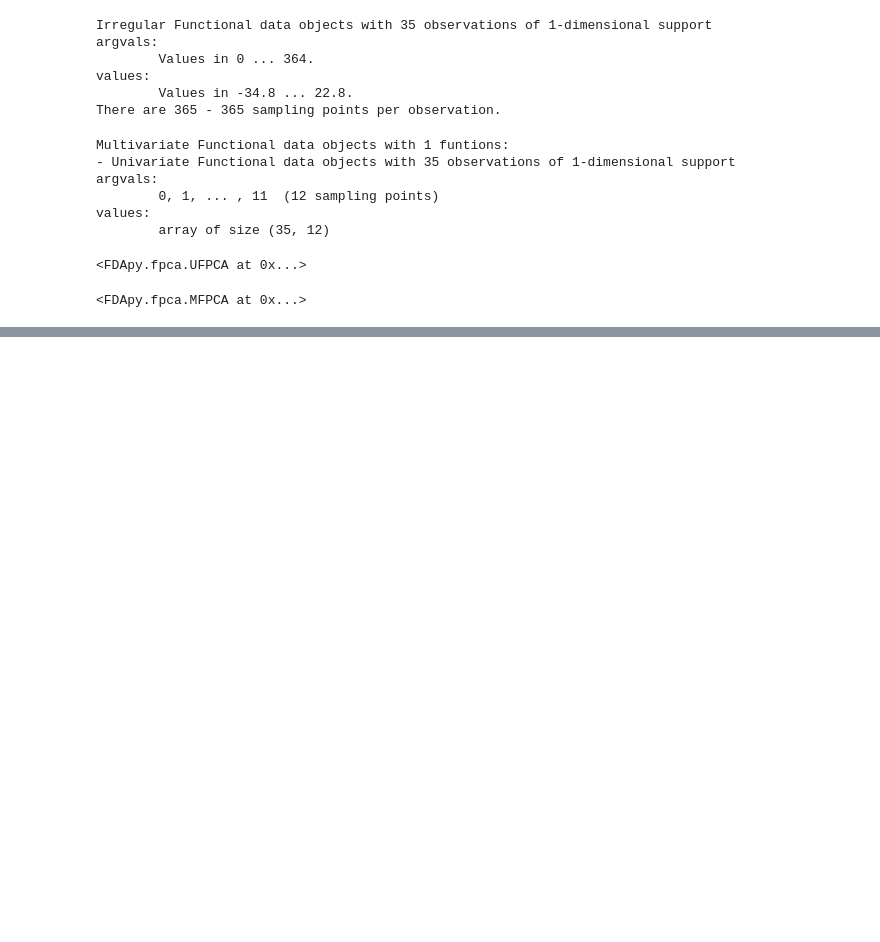
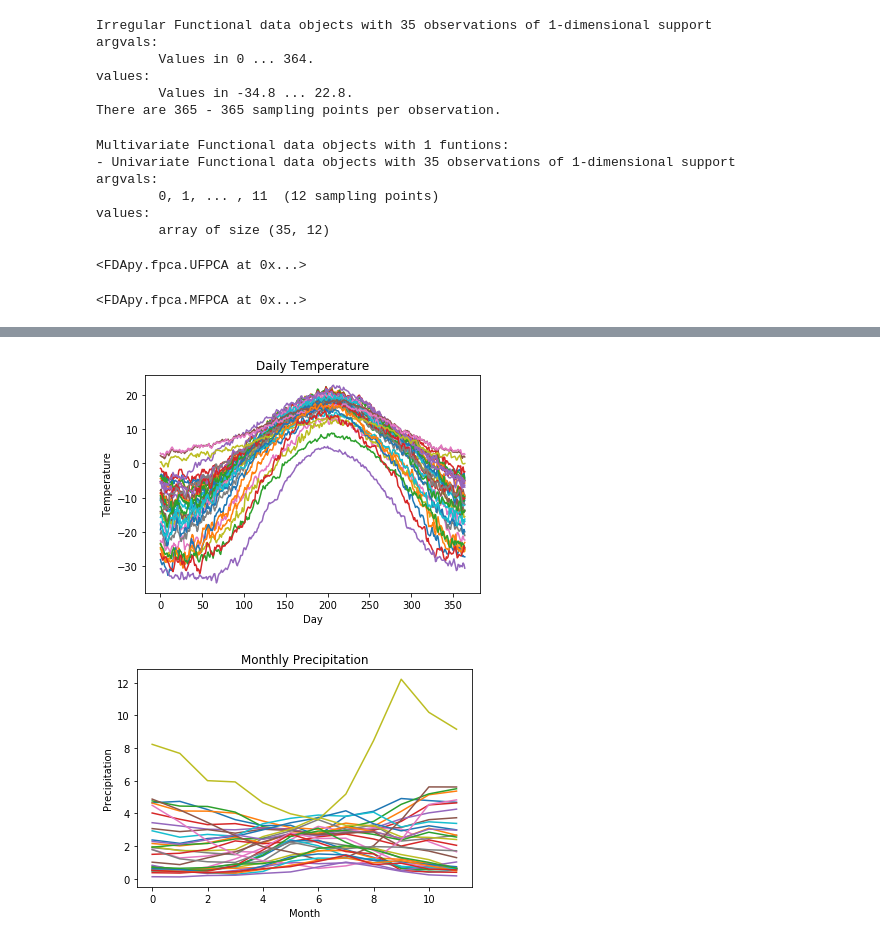
Before and after one commit to StevenGolovkine/FDApy, a Jupyter notebook: examples/canadian_weather.ipynb, the cells around one changed output, grey strips where cells are left out. Cells and saved outputs as stored; diff of their text form; code cells hidden in the pictures; blank space fills up the shorter version.

```diff
--- a/examples/canadian_weather.ipynb
+++ b/examples/canadian_weather.ipynb
@@ -201,0 +214,10 @@ inte = dailyTemp.integrate(method='simpson')
+# %%
+# Plot multivariate data
+figs, axes = plot(canadWeather,
+                  main=['Daily Temperature', 'Monthly Precipitation'],
+                  xlab=['Day', 'Month'],
+                  ylab=['Temperature', 'Precipitation'])
+plt.show()
+# %% [output]
+[figure, added]
+[figure, added]
```
Also changed, not shown: parts of 5 cells of this notebook, 2 other files.
